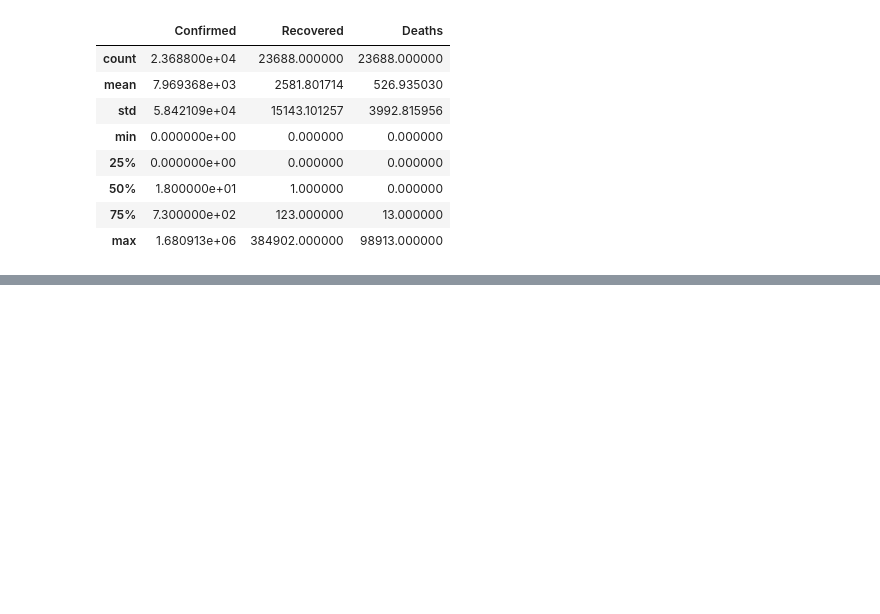
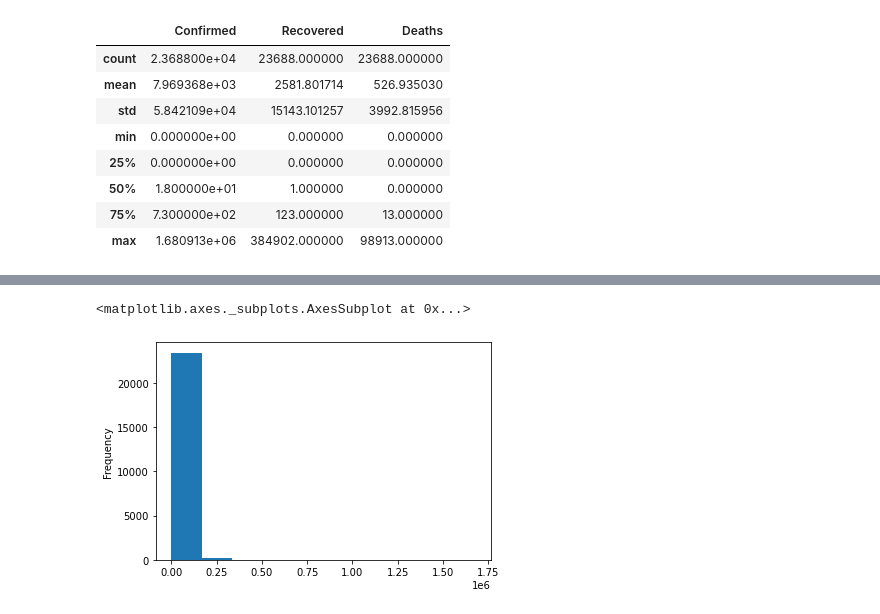
Before and after one commit to vara1994/projects, a Jupyter notebook: covid-19.ipynb, the cells around one changed output, grey strips where cells are left out. Saved outputs shown, nothing was run; the diff lists cells and outputs as text; code cells hidden in the pictures; blank space fills up the shorter version.

```diff
--- a/covid-19.ipynb
+++ b/covid-19.ipynb
@@ -92,0 +66,5 @@ NameError: name 'px' is not defined
+# %%
+countrywise['Confirmed'].plot.hist()
+# %% [output]
+<matplotlib.axes._subplots.AxesSubplot at 0x...>
+[figure, added]
```
Also changed, not shown: parts of 8 cells of this notebook.
